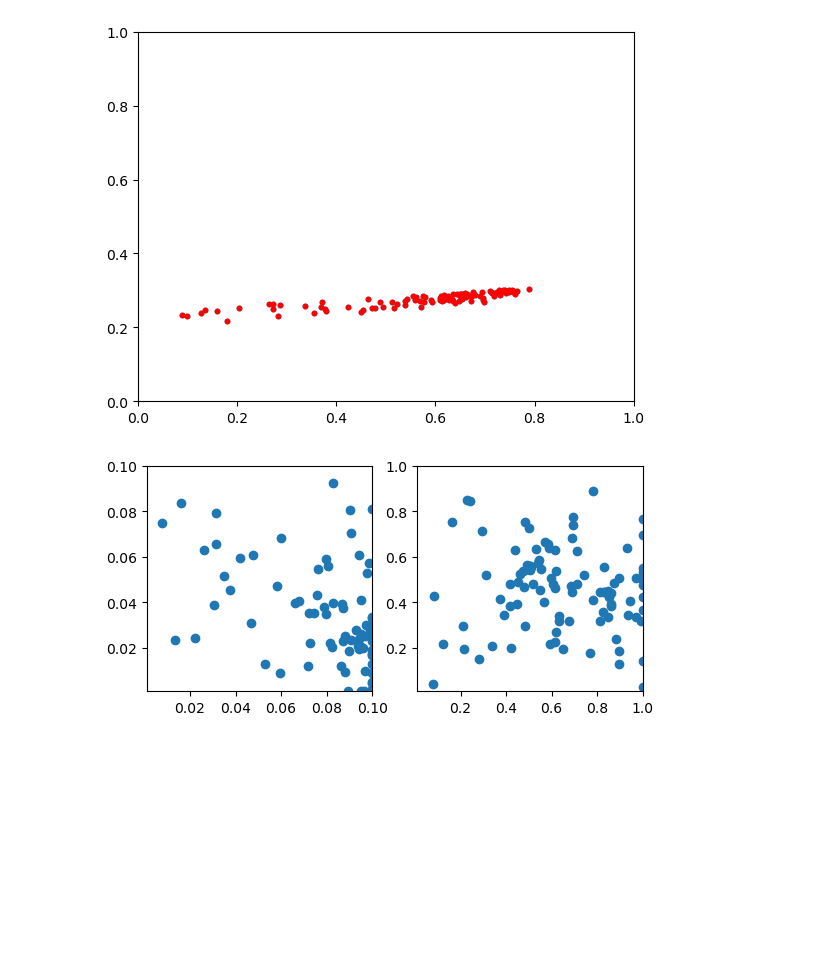
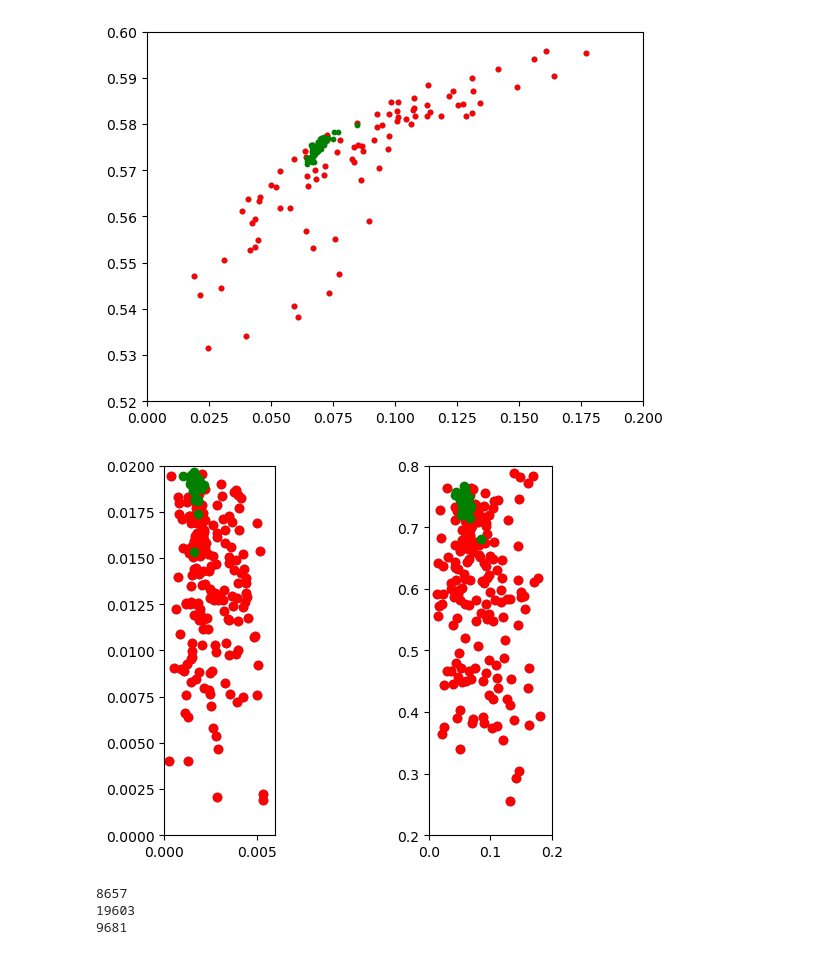
Before and after one commit to lguzzi/CA-parameter-tuning, a Jupyter notebook: plot.ipynb, the cells around one changed output. Drawn from its saved outputs; the diff is of its cells as text; code cells hidden in the pictures; blank space fills up the shorter version.

Commit message:
Include output
adjust ranges of parameters

```diff
--- a/plot.ipynb
+++ b/plot.ipynb
@@ -7,6 +5,6 @@ import numpy as np
 # %%
 numAgents = 100
-numIterations = 3
+numIterations = 10
 
 effs = []
 fakes = []
@@ -24,9 +22,9 @@ for i in range(numIterations):
 
     # print(totalSim, totalAss, totalRec)
     # print('Efficiency ')
-    effs.append(totalAss / totalSim)
+    effs.append(totalAss / (totalSim+1))
     # print('Fake rate ')
-    fakes.append((totalRec - totalAss) / totalRec)
+    fakes.append((totalRec - totalAss) / (totalRec+1))
     output.close()
 # %%
 import matplotlib.animation as animation
@@ -36,15 +34,16 @@ fig, ax = plt.subplots()
 def animate(i):
     fig.clear()
     ax = fig.add_subplot(111)
-    ax.set_xlim(0,1)
-    ax.set_ylim(0,1)
+    ax.set_xlim(0,0.2)
+    ax.set_ylim(0.52,0.6)
     s=ax.scatter(fakes[0], effs[0], s=10)
     s=ax.scatter(fakes[i], effs[i], c="red",s=10)
+    s=ax.scatter(fakes[numIterations-1], effs[numIterations-1], c="green",s=10)
 
 ani=animation.FuncAnimation(fig, animate, interval=200, frames=range(numIterations))
 ani.save('gifs/output.gif', writer='pillow')
 # %% [output]
-[figure, old version]
+[figure, new version]
 # %%
 import csv
 # %%
@@ -71,18 +70,22 @@ for i in range(numIterations):
 # %%
 fig, ax = plt.subplots()
 
 def animate(i):
     fig.clear()
     ax = fig.add_subplot(121, aspect='equal')
-    ax.set_xlim(0.001,0.1)
-    ax.set_ylim(0.001,0.1)
-    s=ax.scatter(p1s[i], p2s[i])
+    ax.set_xlim(0.0,0.006)
+    ax.set_ylim(0.0,0.02)
+    s=ax.scatter(p1s[0], p2s[0])
+    s=ax.scatter(p1s[i], p2s[i], c="red")
+    s=ax.scatter(p1s[numIterations-1], p2s[numIterations-1], c="green")
     ax = fig.add_subplot(122, aspect='equal')
-    ax.set_xlim(0.01,1)
-    ax.set_ylim(0.01,1)
-    s=ax.scatter(p3s[i], p4s[i])
+    ax.set_xlim(0.0,0.2)
+    ax.set_ylim(0.2,0.8)
+    s=ax.scatter(p3s[0], p4s[0])
+    s=ax.scatter(p3s[i], p4s[i], c="red")
+    s=ax.scatter(p3s[numIterations-1], p4s[numIterations-1], c="green")
 
-ani=animation.FuncAnimation(fig, animate, interval=200, frames=range(10))
+ani=animation.FuncAnimation(fig, animate, interval=200, frames=range(numIterations))
 ani.save('gifs/animation.gif', writer='pillow')
 # %% [output]
-[figure, old version]
+[figure, new version]
@@ -88,0 +99,8 @@ ani.save('gifs/animation.gif', writer='pillow')
+# %%
+print(totalAss)
+print(totalSim)
+print(totalRec)
+# %% [output]
+8657
+19603
+9681
```
Also changed, not shown: parts of 3 cells of this notebook, 48 other files.
